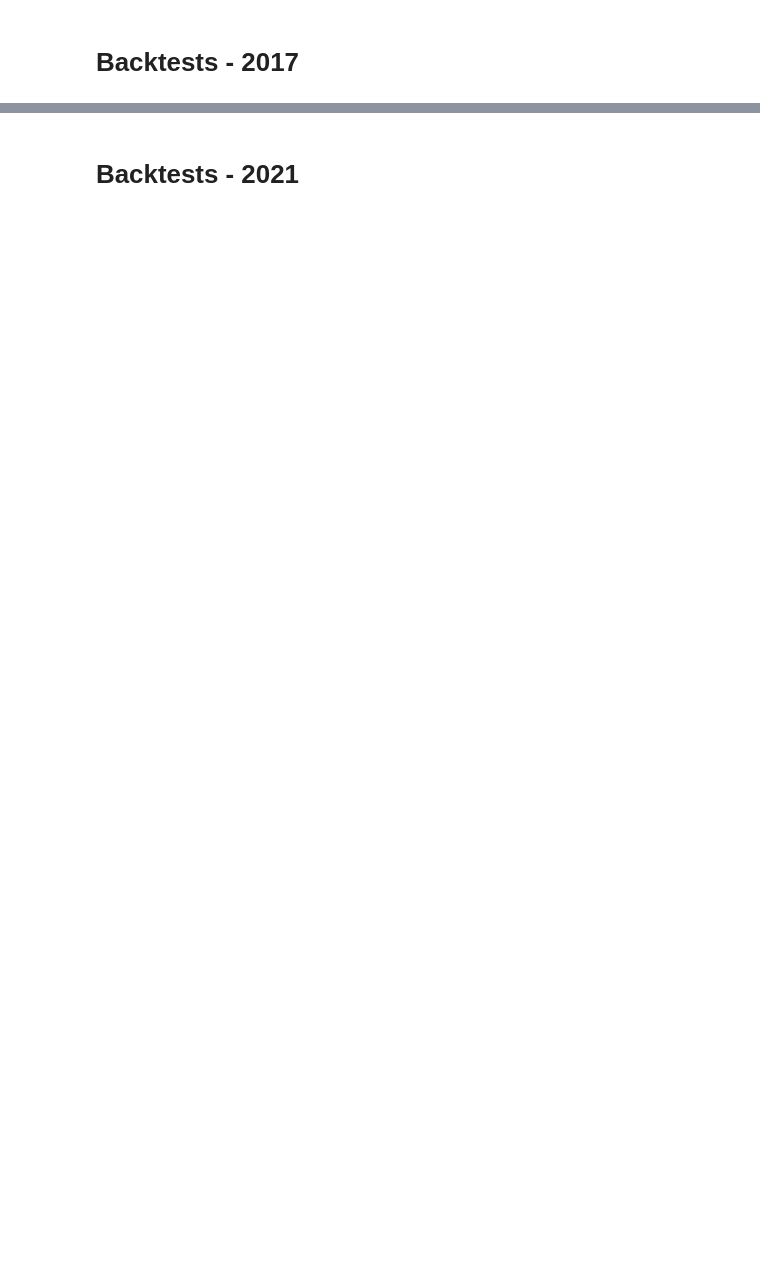
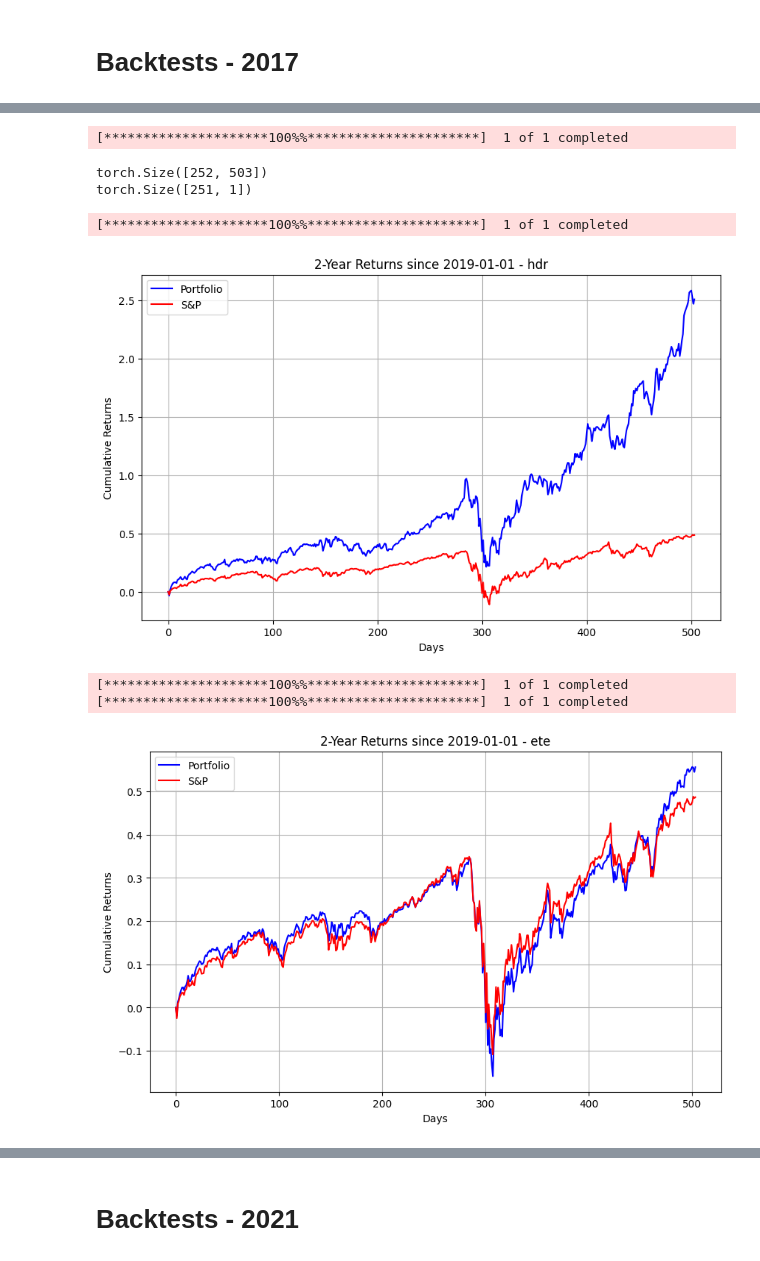
Before and after one commit to henrytang-dev/sparse-tracking-portfolio, a Jupyter notebook: sparse_index_tracking.ipynb, the cells around one changed output, grey strips where cells are left out. Cells and saved outputs as stored; diff of their text form; code cells hidden in the pictures; blank space fills up the shorter version.

```diff
--- a/sparse_index_tracking.ipynb
+++ b/sparse_index_tracking.ipynb
@@ -674 +737,13 @@ res_2015_3_ete, mat_2015_3_ete = run_tests("2015-01-01", error="ete", flag="back
+# %%
+res_2017_5_hdr, mat_2017_5_hdr = run_tests("2018-01-01", error="hdr", flag="backtest", train_period = 1, test_period = 2)
+res_2017_5_ete, mat_2017_5_ete = run_tests("2018-01-01", error="ete", flag="backtest", train_period = 1, test_period = 2)
+# %% [output]
+[*********************100%%**********************]  1 of 1 completed
+torch.Size([252, 503])
+torch.Size([251, 1])
+[*********************100%%**********************]  1 of 1 completed
+[figure, added]
+[*********************100%%**********************]  1 of 1 completed
+[*********************100%%**********************]  1 of 1 completed
+[figure, added]
 # %%
```
Also changed, not shown: parts of 18 cells of this notebook.
